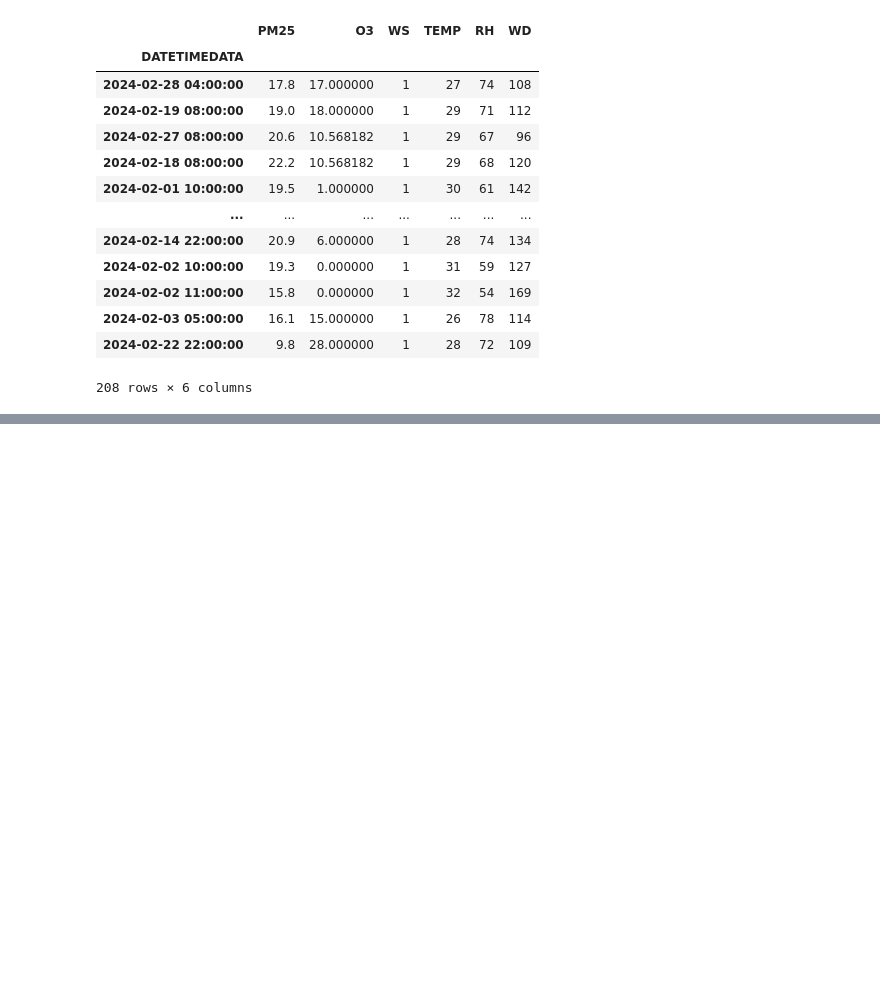
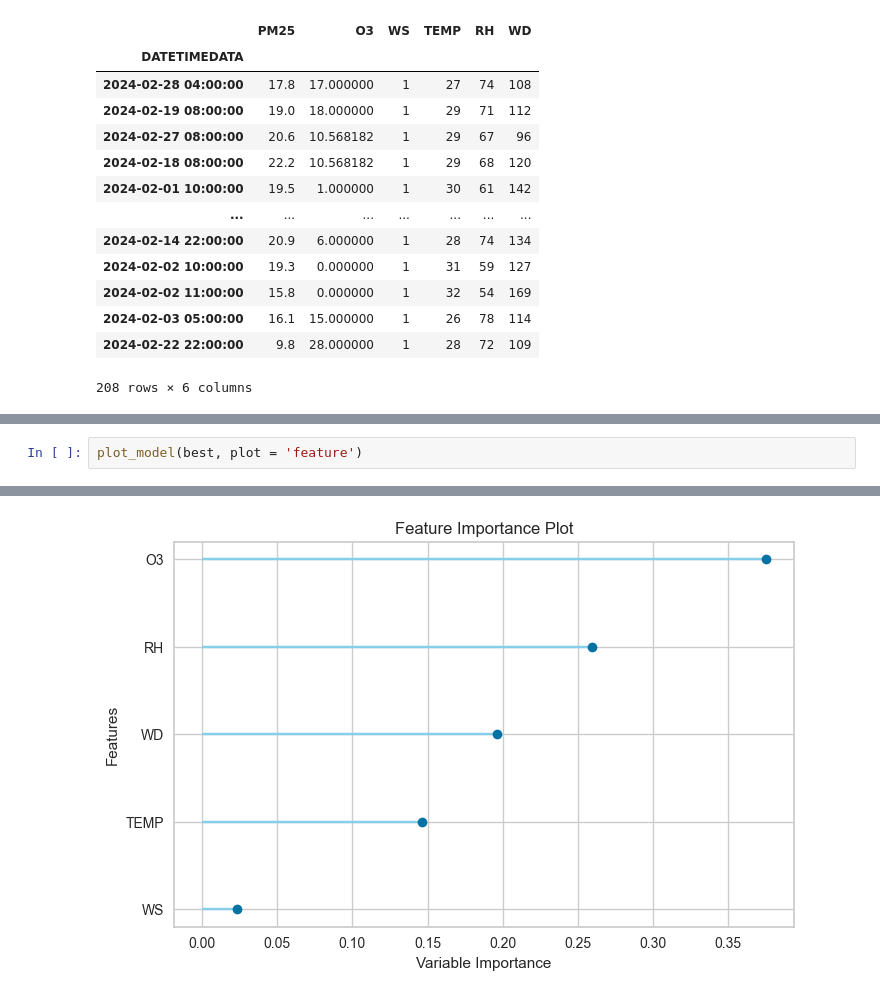
Before and after one commit to Pikcolo/team_project, a Jupyter notebook: model_pm25.ipynb, the cells around one changed output, grey strips where cells are left out. Drawn from its saved outputs; the diff is of its cells as text; blank space fills up the shorter version.

```diff
--- a/model_pm25.ipynb
+++ b/model_pm25.ipynb
@@ -143,0 +187,3 @@ test
+# %%
+plot_model(best, plot = 'feature')
+# %% [output]
@@ -143,0 +191 @@ test
+[figure, added]
```
Also changed, not shown: parts of 13 cells of this notebook.
